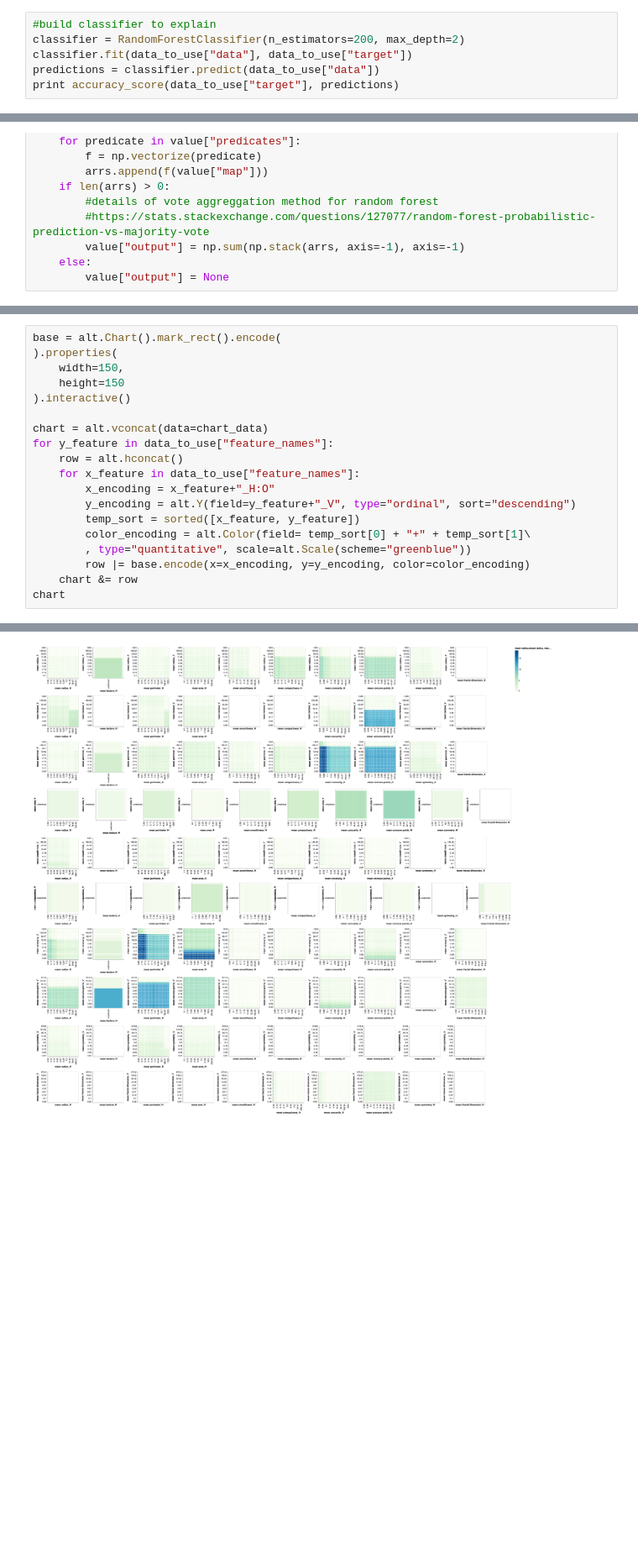
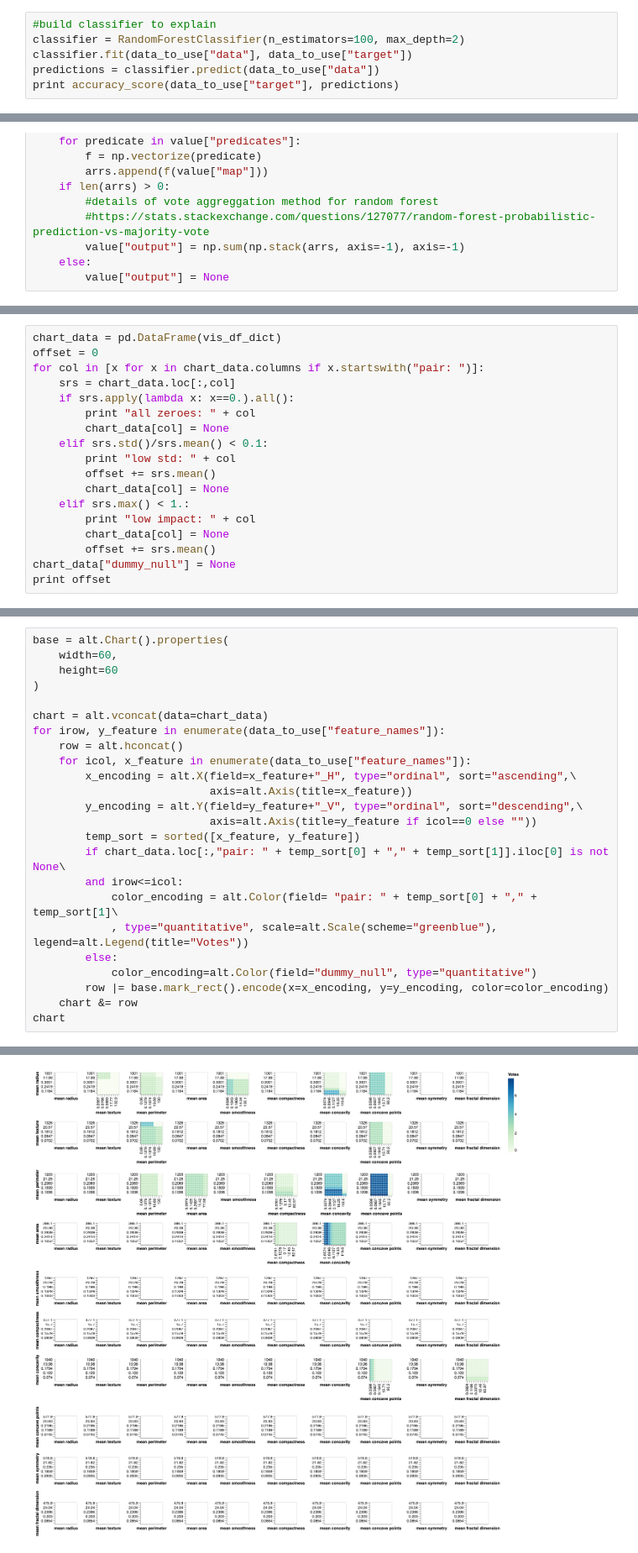
Before and after one commit to MattJBritton/ForestfortheTrees, a Jupyter notebook: developmentWorkbook.ipynb, the cells around one changed output, grey strips where cells are left out. Shown at 84% size. Saved outputs shown, nothing was run; the diff lists cells and outputs as text; blank space fills up the shorter version.

```diff
--- a/developmentWorkbook.ipynb
+++ b/developmentWorkbook.ipynb
@@ -29,6 +38,6 @@ data_to_use = {"data": dataBunch.data[:,:10],
 # %%
 #build classifier to explain
-classifier = RandomForestClassifier(n_estimators=200, max_depth=2)
+classifier = RandomForestClassifier(n_estimators=100, max_depth=2)
 classifier.fit(data_to_use["data"], data_to_use["target"])
 predictions = classifier.predict(data_to_use["data"])
 print accuracy_score(data_to_use["target"], predictions)
@@ -144,0 +164,18 @@ alt.Chart(sample_chart_data).mark_rect().encode(
+# %%
+chart_data = pd.DataFrame(vis_df_dict)
+offset = 0
+for col in [x for x in chart_data.columns if x.startswith("pair: ")]:
+    srs = chart_data.loc[:,col]
+    if srs.apply(lambda x: x==0.).all():
+        print "all zeroes: " + col
+        chart_data[col] = None
+    elif srs.std()/srs.mean() < 0.1:
+        print "low std: " + col
+        offset += srs.mean()
+        chart_data[col] = None
+    elif srs.max() < 1.:
+        print "low impact: " + col
+        chart_data[col] = None
+        offset += srs.mean()
+chart_data["dummy_null"] = None
+print offset
@@ -145,22 +199,27 @@ alt.Chart(sample_chart_data).mark_rect().encode(
 # %%
-base = alt.Chart().mark_rect().encode(
-).properties(
-    width=150,
-    height=150
-).interactive()
+base = alt.Chart().properties(
+    width=60,
+    height=60
+)
 
 chart = alt.vconcat(data=chart_data)
-for y_feature in data_to_use["feature_names"]:
+for irow, y_feature in enumerate(data_to_use["feature_names"]):
     row = alt.hconcat()
-    for x_feature in data_to_use["feature_names"]:
-        x_encoding = x_feature+"_H:O"
-        y_encoding = alt.Y(field=y_feature+"_V", type="ordinal", sort="descending")
+    for icol, x_feature in enumerate(data_to_use["feature_names"]):
+        x_encoding = alt.X(field=x_feature+"_H", type="ordinal", sort="ascending",\
+                           axis=alt.Axis(title=x_feature))
+        y_encoding = alt.Y(field=y_feature+"_V", type="ordinal", sort="descending",\
+                           axis=alt.Axis(title=y_feature if icol==0 else ""))
         temp_sort = sorted([x_feature, y_feature])
-        color_encoding = alt.Color(field= temp_sort[0] + "+" + temp_sort[1]\
-        , type="quantitative", scale=alt.Scale(scheme="greenblue"))
-        row |= base.encode(x=x_encoding, y=y_encoding, color=color_encoding)
+        if chart_data.loc[:,"pair: " + temp_sort[0] + "," + temp_sort[1]].iloc[0] is not None\
+        and irow<=icol:
+            color_encoding = alt.Color(field= "pair: " + temp_sort[0] + "," + temp_sort[1]\
+            , type="quantitative", scale=alt.Scale(scheme="greenblue"), legend=alt.Legend(title="Votes"))
+        else:
+            color_encoding=alt.Color(field="dummy_null", type="quantitative")
+        row |= base.mark_rect().encode(x=x_encoding, y=y_encoding, color=color_encoding)
     chart &= row
 chart
 # %% [output]
 <vega.vegalite.VegaLite at 0x...>
-[figure, old version]
+[figure, new version]
```
Also changed, not shown: parts of 8 cells of this notebook, 3 other files.
